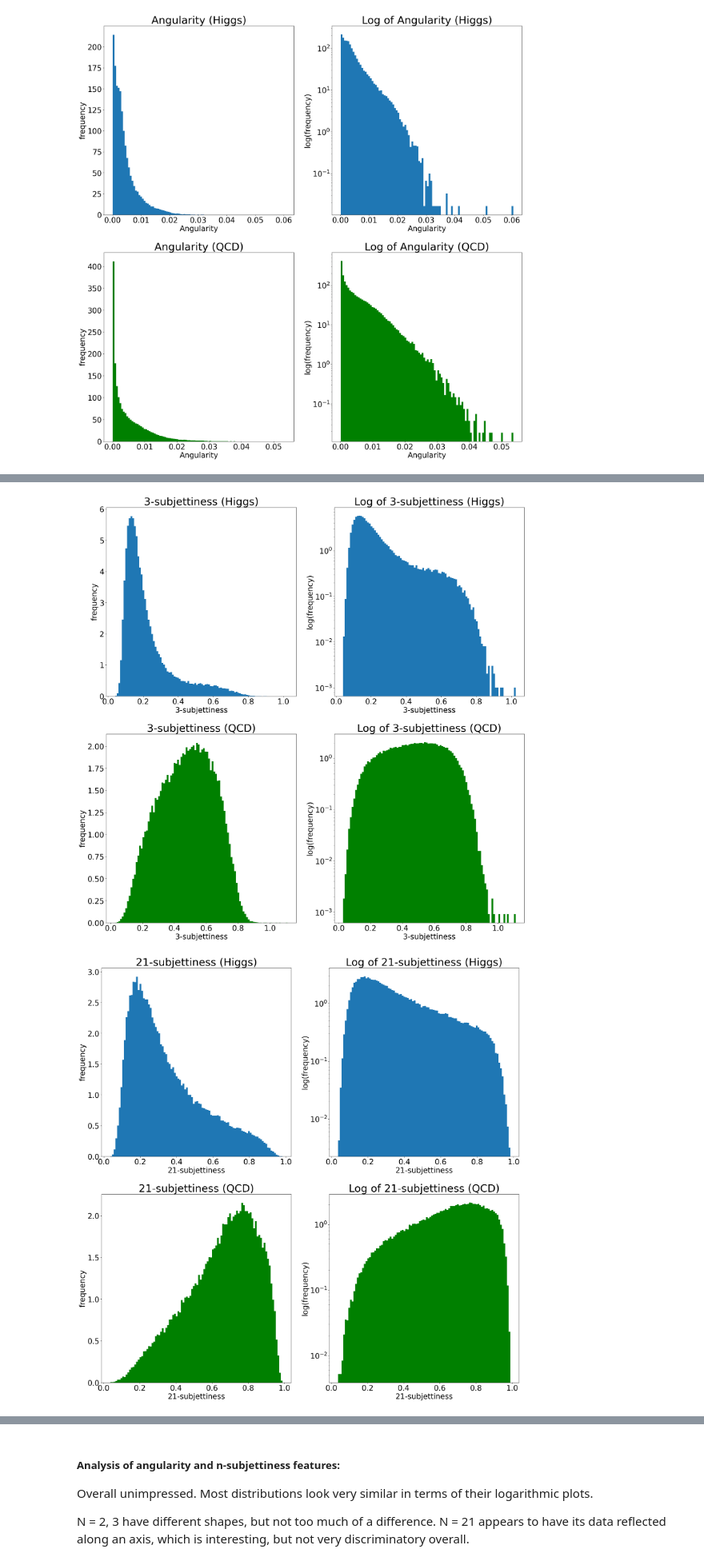
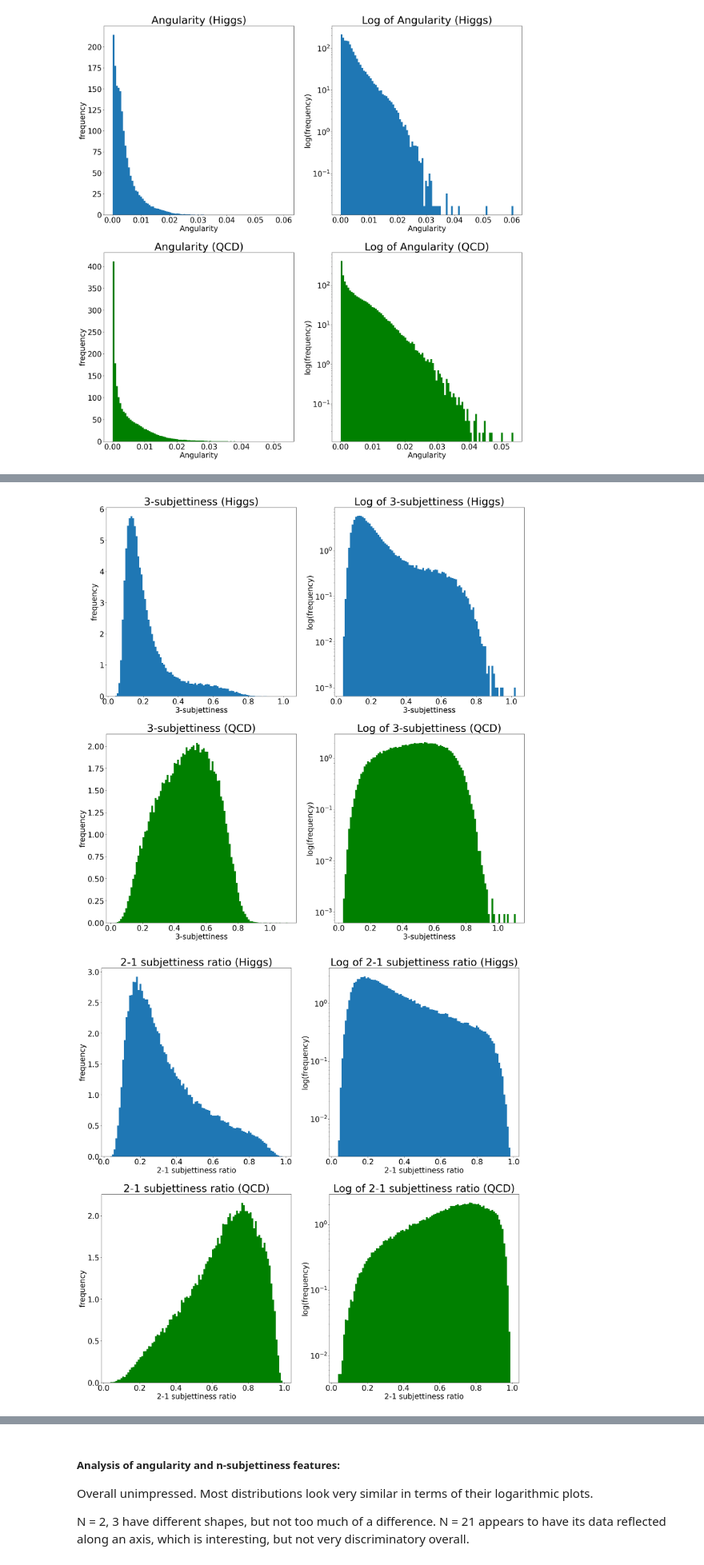
Before and after one commit to Mick-Ross/Computational-Data-Analysis, a Jupyter notebook: Lab 5/Lab 5.ipynb, the cells around one changed output, grey strips where cells are left out. Shown at 80% size. Saved outputs shown, nothing was run; the diff lists cells and outputs as text; code cells hidden in the pictures.

```diff
--- a/Lab 5/Lab 5.ipynb
+++ b/Lab 5/Lab 5.ipynb
@@ -208,11 +252,11 @@ histAndLogHist('angularity', 'Angularity', '')
 # %%
 histAndLogHist('t1', '1-subjettiness', '')
 histAndLogHist('t2', '2-subjettiness', '')
 histAndLogHist('t3', '3-subjettiness', '')
-histAndLogHist('t21', '21-subjettiness', '')
-histAndLogHist('t32', '32-subjettiness', '')
+histAndLogHist('t21', '2-1 subjettiness ratio', '')
+histAndLogHist('t32', '3-2 subjettiness ratio', '')
 # %% [output]
 [figure]
 [figure]
 [figure]
-[figure, old version]
+[figure, new version]
```
Also changed, not shown: parts of 11 cells of this notebook.
